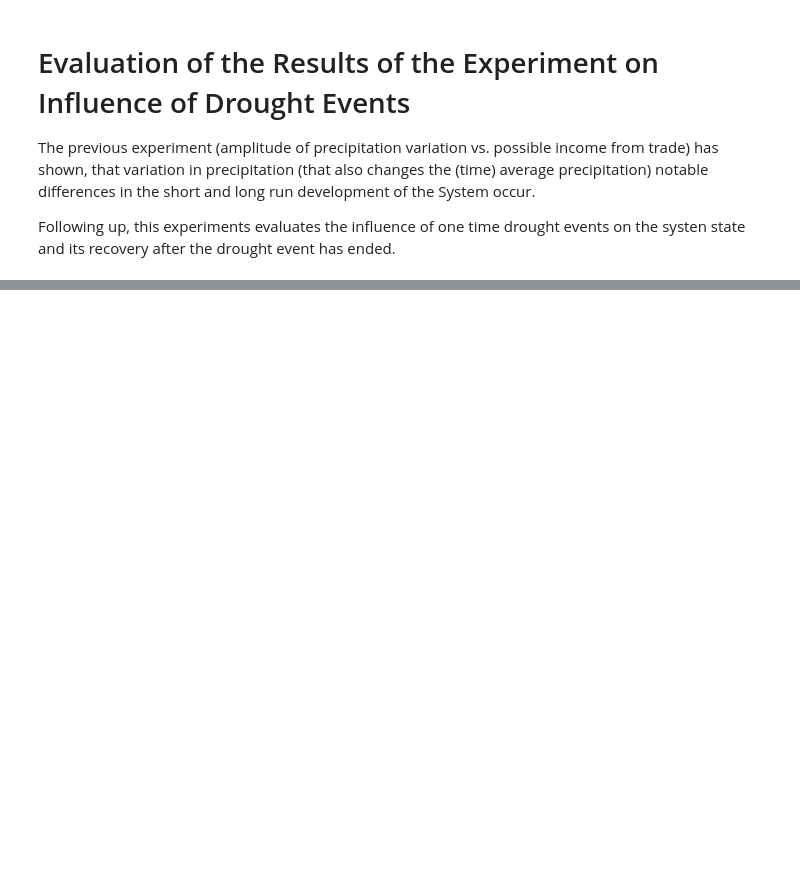
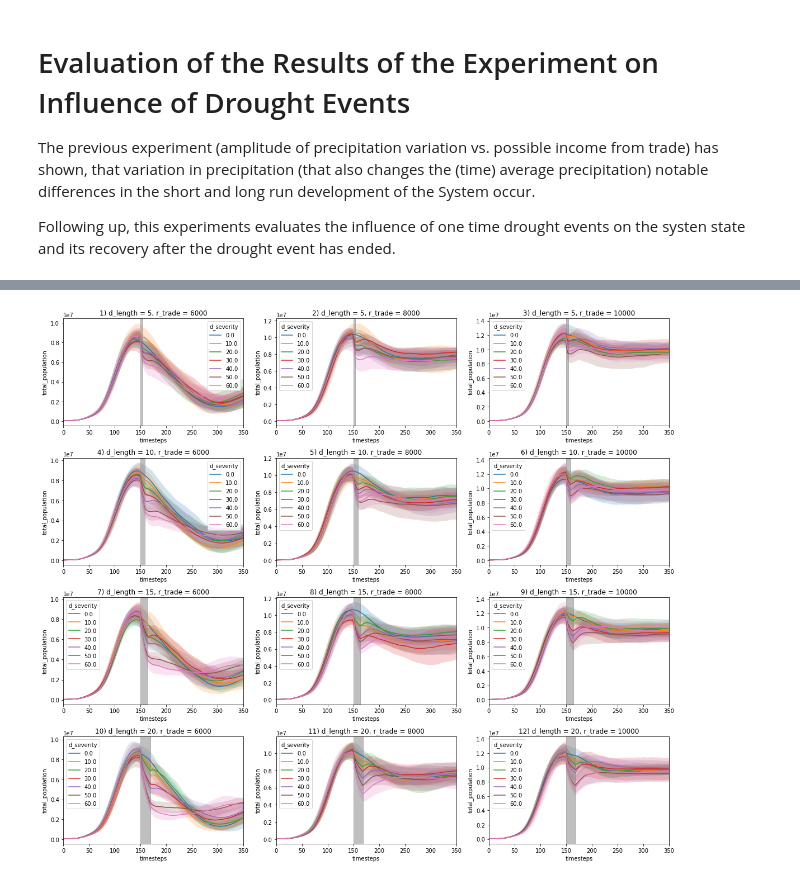
Before and after one commit to jakobkolb/Mayasim, a Jupyter notebook: Evaluation_Notebooks/X6_influence_of_drought_events.ipynb, the cells around one changed output, grey strips where cells are left out. Drawn from its saved outputs; the diff is of its cells as text; code cells hidden in the pictures; blank space fills up the shorter version.

```diff
--- a/Evaluation_Notebooks/X6_influence_of_drought_events.ipynb
+++ b/Evaluation_Notebooks/X6_influence_of_drought_events.ipynb
@@ -34,3 +49,22 @@ Populating the interactive namespace from numpy and matplotlib
 |  |  |  |  | es_income_agricultural_productivity | 0.000000 | 0.000000 |
 |  |  |  |  | es_income_forest | 7069.775482 | 351.521244 |
 |  |  |  |  | es_income_pop_density | 0.000000 | 0.000000 |
+# %%
+pylab.rcParams['figure.figsize'] = (16, 14)
+
+d_lengths = data.index.levels[0].values
+r_trades = data.index.levels[2].values
+
+fig = plt.figure()
+k = 0
+plots = []
+for i, d in enumerate(d_lengths):
+    for j, r in enumerate(r_trades):
+        k += 1
+        ax = fig.add_subplot(len(d_lengths), len(r_trades), j + 1 + i * len(r_trades))
+        obs = 'total_population'
+        plot_figure(ax, d, r, k, obs, d_start)
+        plots.append((d, r, k, obs, d_start))
+fig.tight_layout()
+# %% [output]
+[figure, added]
```
Also changed, not shown: parts of 7 cells of this notebook, 3 other files.
